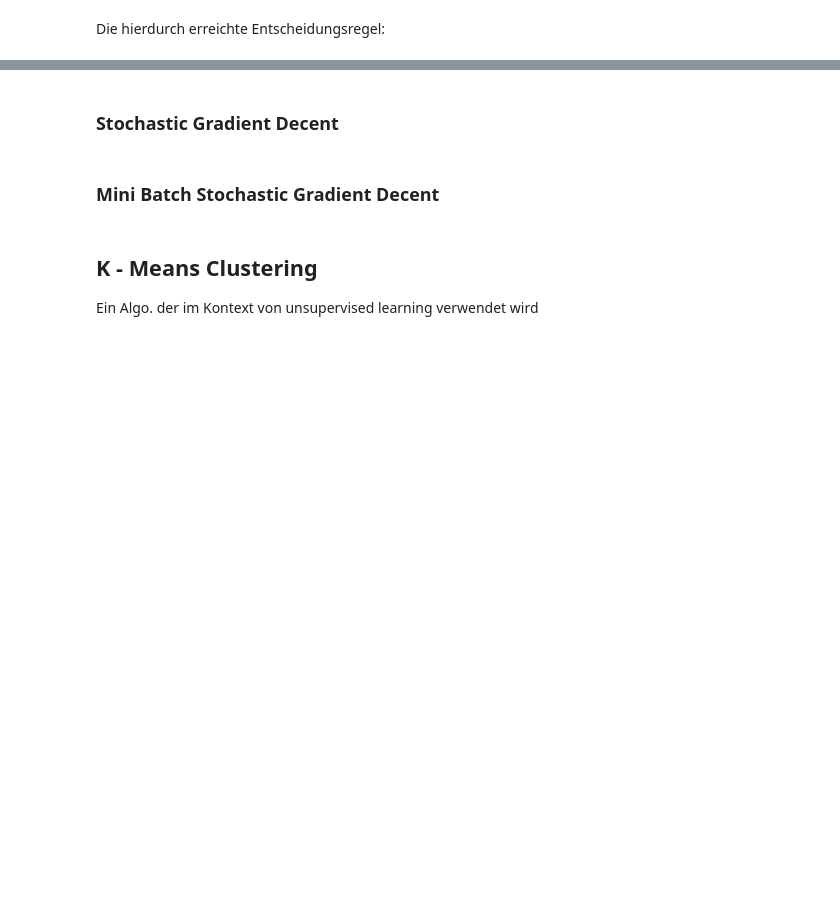
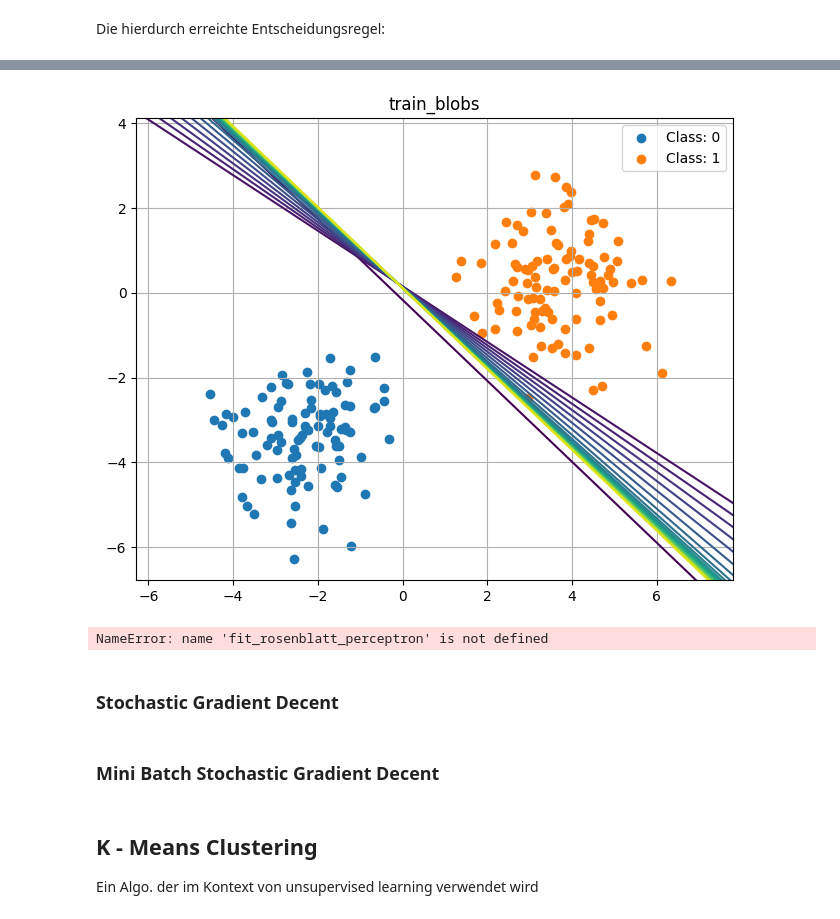
Before and after one commit to dns1403/Numerik-Seminar-Vortrag-Code, a Jupyter notebook: Numerik Seminar/Numerik Seminar CODE.ipynb, the cells around one changed output, grey strips where cells are left out. Cells and saved outputs as stored; diff of their text form; code cells hidden in the pictures; blank space fills up the shorter version.

```diff
--- a/Numerik Seminar/Numerik Seminar CODE.ipynb
+++ b/Numerik Seminar/Numerik Seminar CODE.ipynb
@@ -240,3 +270,67 @@ ValueError: not enough values to unpack (expected 3, got 2)
+# %%
+# using a color map from matplotlib, display the lines corresponding to w1*x1 + w2*x2 + w0 = 0, i.e. x2 = -w1/w2 * x1 - w0/w2
+figure, ax = plt.subplots(1, 1, figsize=(12, 6))
+
+x_min, x_max = test_blobs.features[:, 0].min() - 1, test_blobs.features[:, 0].max() + 1
+y_min, y_max = test_blobs.features[:, 1].min() - 1, test_blobs.features[:, 1].max() + 1
+
+for i, (w, w0) in enumerate(zip(history_w, history_w0)):
+    x = np.linspace(x_min, x_max, 2)
+    y = -w[0]/w[1] * x - w0/w[1]
+    ax.plot(x, y, color=plt.cm.viridis(i/len(history_w)))
+
+ax.set_xlim(x_min, x_max)
+ax.set_ylim(y_min, y_max)
+
+# plot blobs, too
+plot_dataset(train_blobs, ax=ax)
+# %% [output]
+[figure, added]
+# %%
+def compute_complete_grid(xlim, ylim, steps):
+    x, y = np.meshgrid(np.linspace(*xlim, steps),np.linspace(*ylim, steps))
+    return x, y, np.stack([x, y], axis=-1)
+
+def fit_and_plot(dataset, levels=[0], **kwargs):
+    """
+    ??? Add a doc string. What does this function do? What are the input parameters? Which shape?
+    """
+    w_tilde, loss_history = fit_function(dataset,transform_fn=transform_fn,**kwargs,)
+
+    _, axes = plt.subplots(1, 2, figsize=(12, 6))
+
+    # Plot loss history
+    axes[0].plot(loss_history)
+    axes[0].set_title('{}, final loss: {}'.format(dataset.name, loss_history[-1]))
+    # Use log scale above 1e-5 and linear scale below
+    axes[0].set_yscale("symlog", linthresh=1e-5)
+
+
+    # Plot decision boundary if in area
+    steps = 100
+    x, y, features_grid = compute_complete_grid(
+        (np.min(dataset.features[:, 0]), np.max(dataset.features[:, 0])),
+        (np.min(dataset.features[:, 1]), np.max(dataset.features[:, 1])),
+        steps=steps
+    )
+    features_grid = features_grid.reshape(steps * steps, 2)
+    features_grid = add_augmentation(features_grid)
+    z, _ = predict_rosenblatt_perceptron(features_grid, w_tilde, transform_fn=transform_fn)
+    z = np.reshape(z, (steps, steps))
+
+    if np.any(z < 0) and np.any(z > 0):
+        axes[1].contourf(x, y, z >= 0, colors=['cyan', 'yellow'], alpha=0.2)
+        plot_dataset(dataset, ax=axes[1])
+        axes[1].contour(x, y, z, levels=levels)
+    else:
+        axes[1].contourf(x, y, z >= 0, colors=['cyan', 'yellow'],  alpha=0.2)
+        plot_dataset(dataset, ax=axes[1])
+        axes[1].contour(x, y, z)
+    plt.show()
+
+    print('w_tilde', w_tilde)
+# %% [output]
+NameError: name 'fit_rosenblatt_perceptron' is not defined
 # %% [markdown]
 ### Stochastic Gradient Decent
 # %% [markdown]
```
Also changed, not shown: parts of 9 cells of this notebook.
